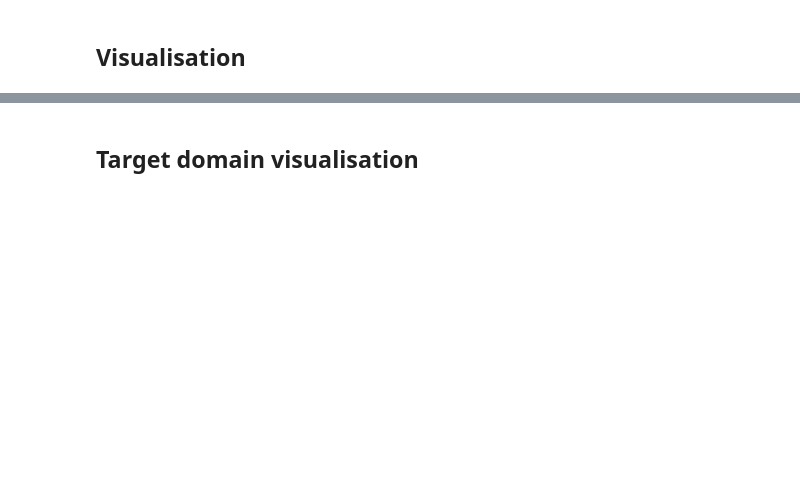
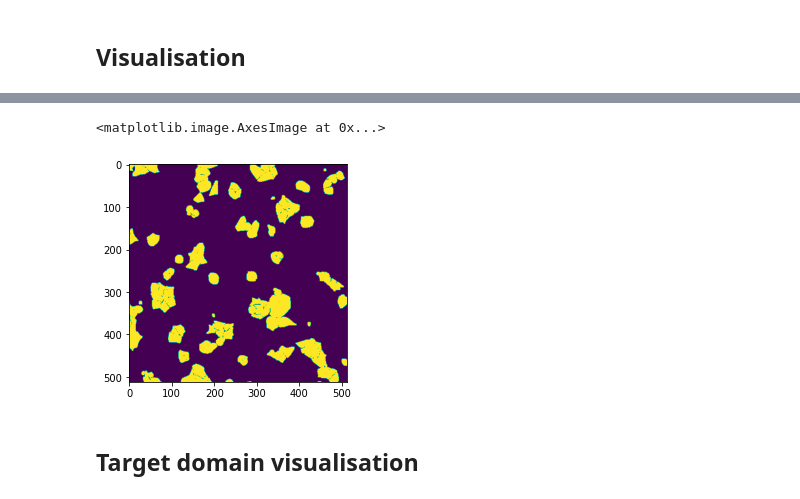
Before and after one commit to anttitapsa/Domain_adaptation, a Jupyter notebook: main.ipynb, the cells around one changed output, grey strips where cells are left out. Saved outputs shown, nothing was run; the diff lists cells and outputs as text; code cells hidden in the pictures; blank space fills up the shorter version.

```diff
--- a/main.ipynb
+++ b/main.ipynb
@@ -98,3 +112,8 @@ plt.imshow(torch.squeeze(image), cmap = 'gray')
+# %%
+plt.imshow(torch.squeeze(mask))
+# %% [output]
+<matplotlib.image.AxesImage at 0x...>
+[figure, added]
 # %% [markdown]
 ## Target domain visualisation
 # %%
```
Also changed, not shown: parts of 12 cells of this notebook, 3 other files.
